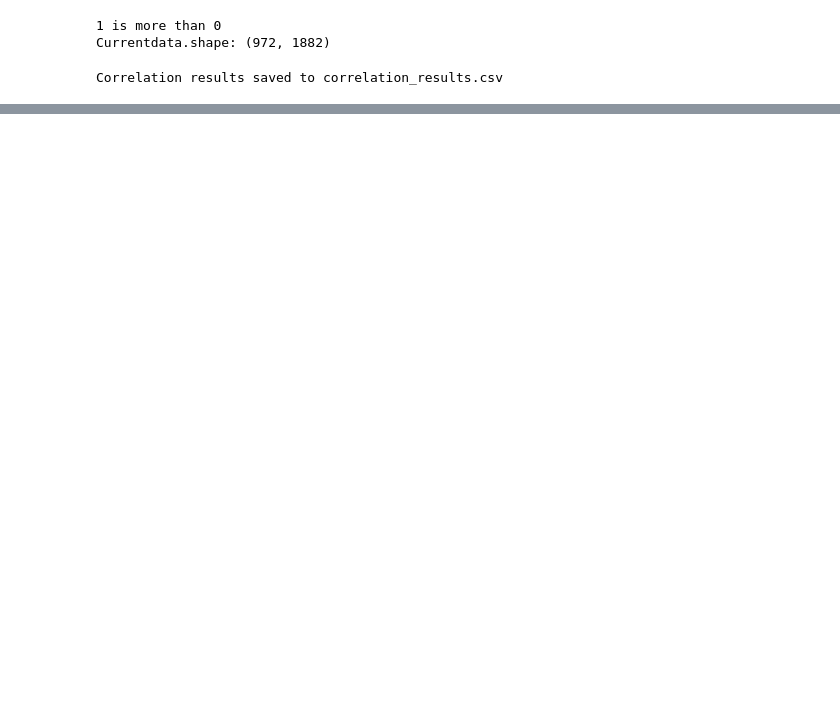
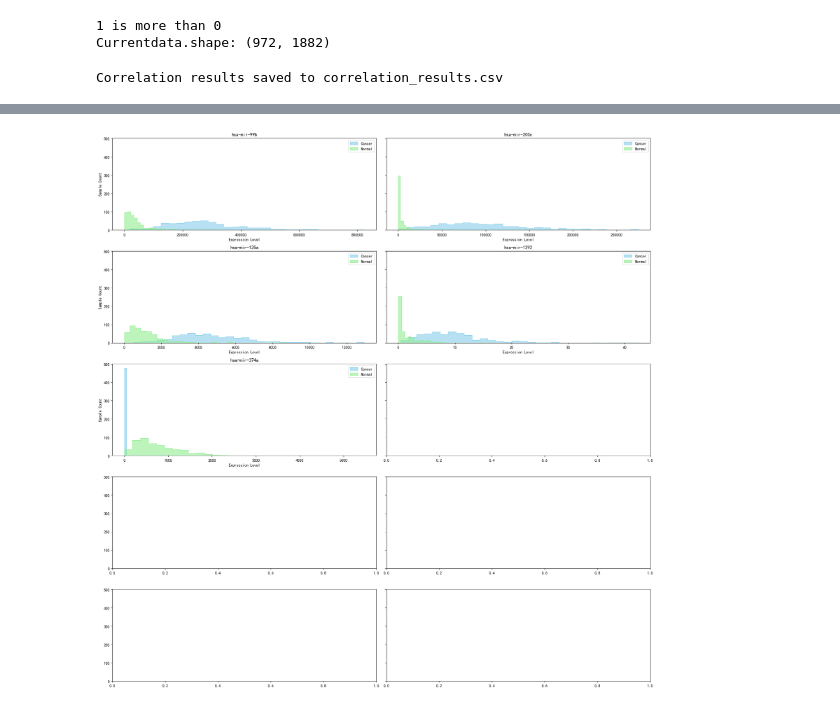
Before and after one commit to iGem-BUCT-China/Genetic-screening, a Jupyter notebook: 2.00.ipynb, the cells around one changed output, grey strips where cells are left out. Drawn from its saved outputs; the diff is of its cells as text; code cells hidden in the pictures; blank space fills up the shorter version.

```diff
--- a/2.00.ipynb
+++ b/2.00.ipynb
@@ -319,0 +320,41 @@ hsa-mir-101-1
+# %%
+import pandas as pd
+import seaborn as sns
+import matplotlib.pyplot as plt
+
+# Assuming the data is loaded into a DataFrame
+# df = pd.read_csv('your_data.csv')
+df = train_data  # Replace with actual data loading
+
+# Separate features and target
+miRNA_columns = df.columns[1:]  # Assuming the first column is 'Status'
+
+# Plotting function for miRNA expression levels
+def plot_miRNA_expression2(df, miRNA_columns):
+    fig, axes = plt.subplots(5, 2, figsize=(20, 20), sharey=True)
+    axes = axes.flatten()
+
+    colors = ['skyblue', 'lightgreen']  # 新颜色方案
+    labels = ['Cancer', 'Normal']  # 样本类型标签
+
+    for idx, miRNA in enumerate(miRNA_columns):
+        ax = axes[idx]
+        cancer = df[df['Status'] == 1][miRNA]
+        normal = df[df['Status'] == 0][miRNA]
+
+        sns.histplot(cancer, bins=30, kde=False, ax=ax, color=colors[0], label=labels[0], alpha=0.6, element="step", fill=True)
+        sns.histplot(normal, bins=30, kde=False, ax=ax, color=colors[1], label=labels[1], alpha=0.6, element="step", fill=True)
+
+        ax.set_title(miRNA)
+        ax.set_ylabel('Sample Count')
+        ax.set_xlabel('Expression Level')
+        ax.legend()
+
+    plt.tight_layout()
+    plt.show()
+
+
+# Plot the expression levels for the top 10 miRNAs
+plot_miRNA_expression2(df, top_10_miRNAs)
+# %% [output]
+[figure, added]
```
Also changed, not shown: parts of 2 cells of this notebook, 1 other file.
